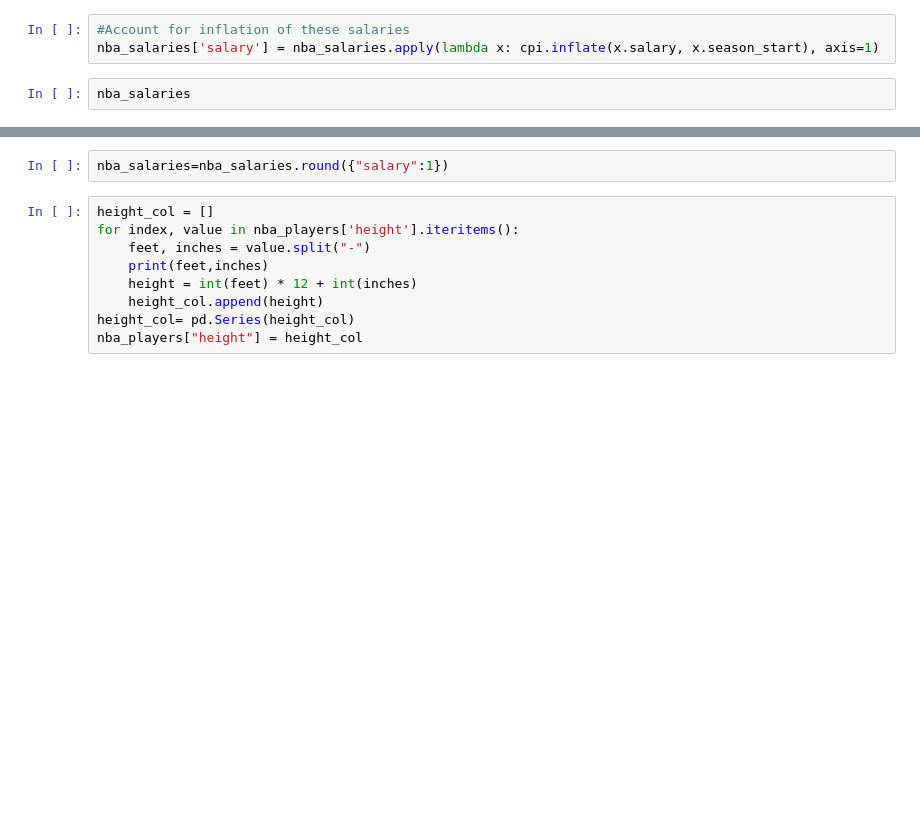
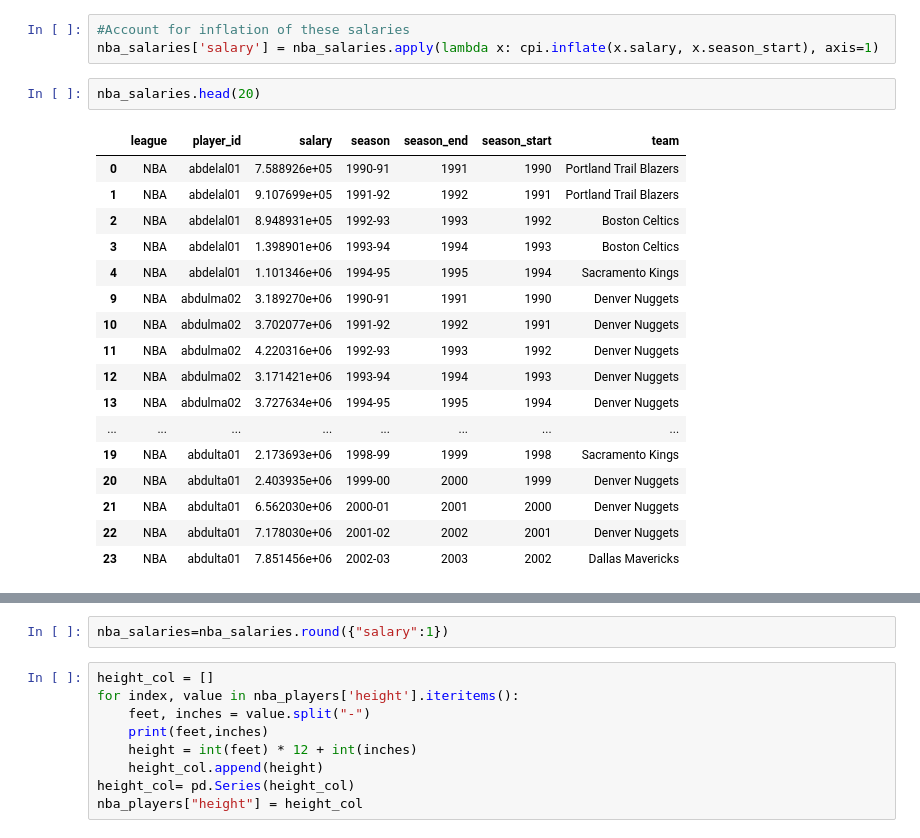
Before and after one commit to m6cortez/COGS_118B_Project, a Jupyter notebook: NBA_Salaries(Inflation Adjusted).ipynb, the cells around one changed output, grey strips where cells are left out. Drawn from its saved outputs; the diff is of its cells as text; blank space fills up the shorter version.

```diff
--- a/NBA_Salaries(Inflation Adjusted).ipynb
+++ b/NBA_Salaries(Inflation Adjusted).ipynb
@@ -32,7 +59,25 @@ nba_salaries.dtypes
 #Account for inflation of these salaries
 nba_salaries['salary'] = nba_salaries.apply(lambda x: cpi.inflate(x.salary, x.season_start), axis=1)
 # %%
-nba_salaries
+nba_salaries.head(20)
+# %% [output]
+|  | league | player_id | salary | season | season_end | season_start | team |
+| 0 | NBA | abdelal01 | 7.588926e+05 | 1990-91 | 1991 | 1990 | Portland Trail Blazers |
+| 1 | NBA | abdelal01 | 9.107699e+05 | 1991-92 | 1992 | 1991 | Portland Trail Blazers |
+| 2 | NBA | abdelal01 | 8.948931e+05 | 1992-93 | 1993 | 1992 | Boston Celtics |
+| 3 | NBA | abdelal01 | 1.398901e+06 | 1993-94 | 1994 | 1993 | Boston Celtics |
+| 4 | NBA | abdelal01 | 1.101346e+06 | 1994-95 | 1995 | 1994 | Sacramento Kings |
+| 9 | NBA | abdulma02 | 3.189270e+06 | 1990-91 | 1991 | 1990 | Denver Nuggets |
+| 10 | NBA | abdulma02 | 3.702077e+06 | 1991-92 | 1992 | 1991 | Denver Nuggets |
+| 11 | NBA | abdulma02 | 4.220316e+06 | 1992-93 | 1993 | 1992 | Denver Nuggets |
+| 12 | NBA | abdulma02 | 3.171421e+06 | 1993-94 | 1994 | 1993 | Denver Nuggets |
+| 13 | NBA | abdulma02 | 3.727634e+06 | 1994-95 | 1995 | 1994 | Denver Nuggets |
+| ... | ... | ... | ... | ... | ... | ... | ... |
+| 19 | NBA | abdulta01 | 2.173693e+06 | 1998-99 | 1999 | 1998 | Sacramento Kings |
+| 20 | NBA | abdulta01 | 2.403935e+06 | 1999-00 | 2000 | 1999 | Denver Nuggets |
+| 21 | NBA | abdulta01 | 6.562030e+06 | 2000-01 | 2001 | 2000 | Denver Nuggets |
+| 22 | NBA | abdulta01 | 7.178030e+06 | 2001-02 | 2002 | 2001 | Denver Nuggets |
+| 23 | NBA | abdulta01 | 7.851456e+06 | 2002-03 | 2003 | 2002 | Dallas Mavericks |
 # %%
 nba_salaries = nba_salaries.groupby(['player_id'], as_index=False).mean()
 nba_salaries
```
Also changed, not shown: parts of 22 cells of this notebook.
